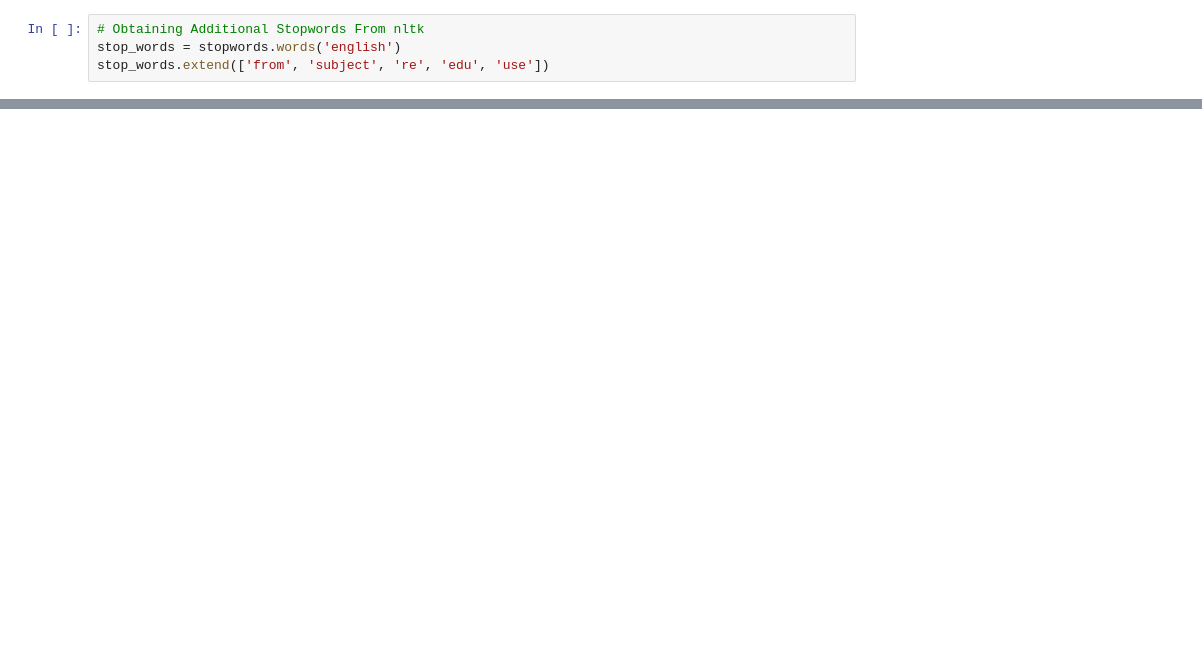
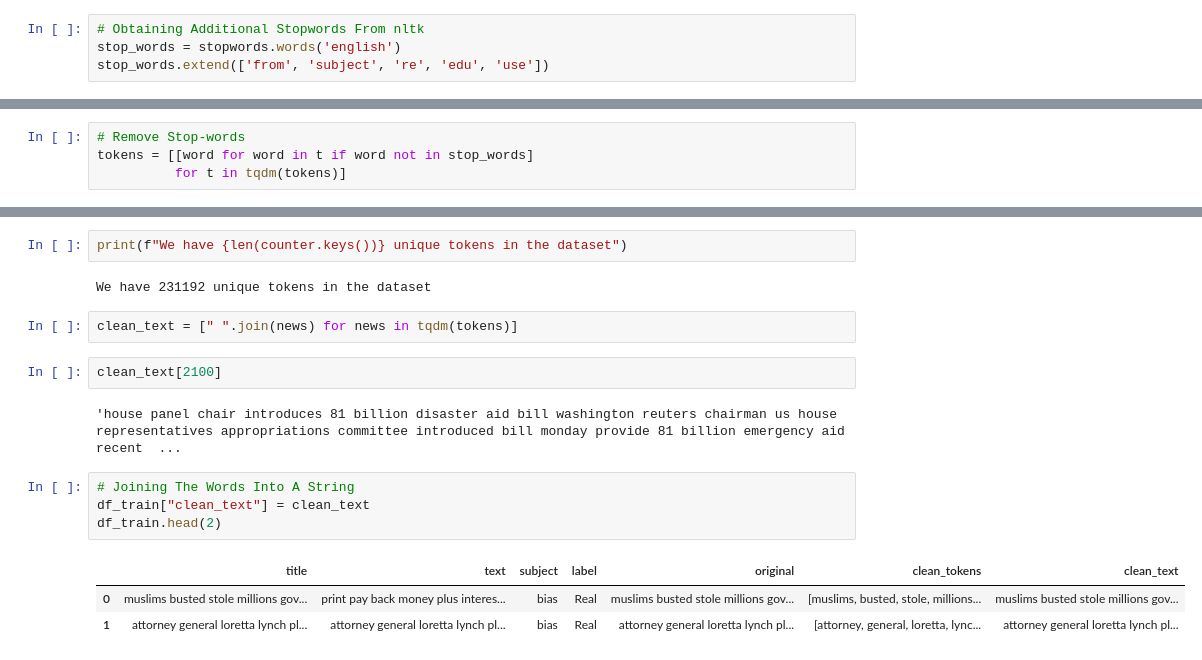
Before and after one commit to JammalAdeyemi/FakeNews_detection, a Jupyter notebook: Notebook/model.ipynb, the cells around one changed output, grey strips where cells are left out. Drawn from its saved outputs; the diff is of its cells as text; blank space fills up the shorter version.

```diff
--- a/Notebook/model.ipynb
+++ b/Notebook/model.ipynb
@@ -332,0 +320,4 @@ def denoise_text(text):
+# %%
+# Remove Stop-words
+tokens = [[word for word in t if word not in stop_words]
+          for t in tqdm(tokens)]
@@ -332,0 +367,18 @@ def denoise_text(text):
+# %%
+print(f"We have {len(counter.keys())} unique tokens in the dataset")
+# %% [output]
+We have 231192 unique tokens in the dataset
+# %%
+clean_text = [" ".join(news) for news in tqdm(tokens)]
+# %%
+clean_text[2100]
+# %% [output]
+'house panel chair introduces 81 billion disaster aid bill washington reuters chairman us house representatives appropriations committee introduced bill monday provide 81 billion emergency aid recent  ...
+# %%
+# Joining The Words Into A String
+df_train["clean_text"] = clean_text
+df_train.head(2)
+# %% [output]
+|  | title | text | subject | label | original | clean_tokens | clean_text |
+| 0 | muslims busted stole millions gov... | print pay back money plus interes... | bias | Real | muslims busted stole millions gov... | [muslims, busted, stole, millions... | muslims busted stole millions gov... |
+| 1 | attorney general loretta lynch pl... | attorney general loretta lynch pl... | bias | Real | attorney general loretta lynch pl... | [attorney, general, loretta, lync... | attorney general loretta lynch pl... |
```
Also changed, not shown: parts of 20 cells of this notebook.
